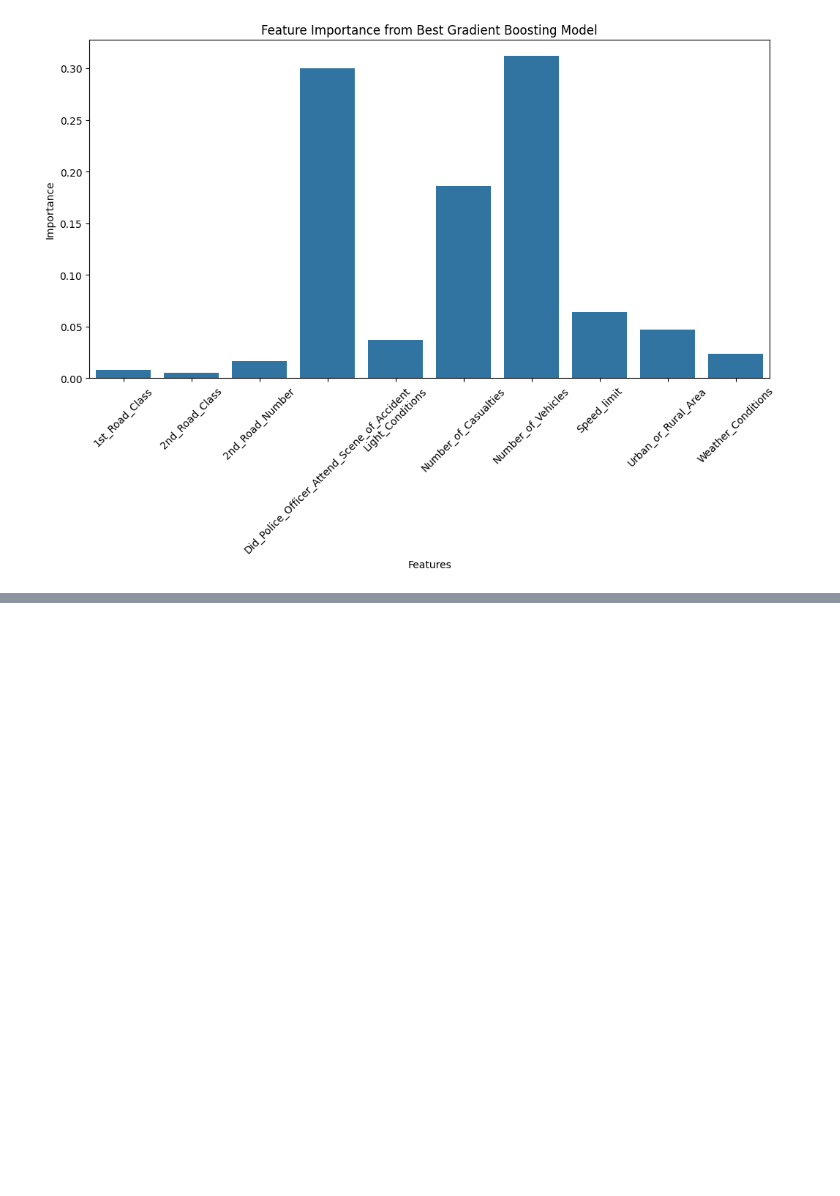
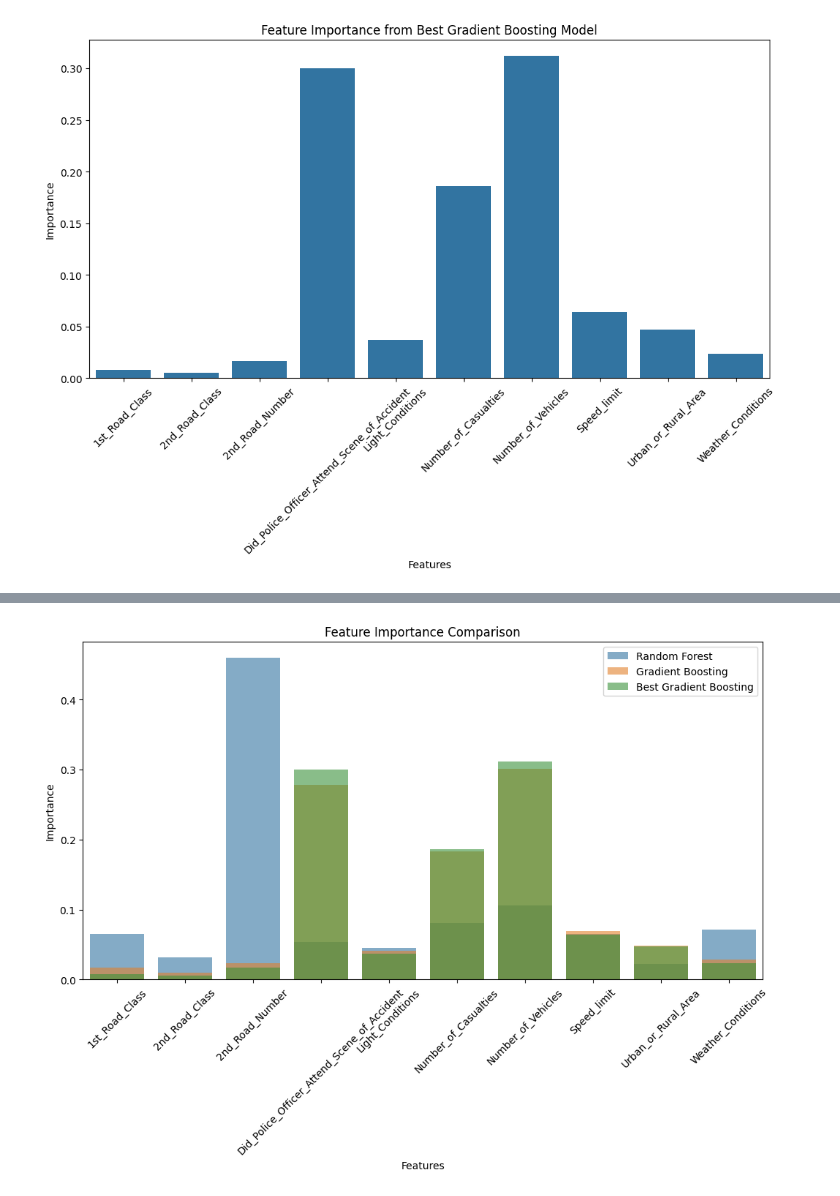
Before and after one commit to DanielKinnito/RMS-Traffic_Analysis, a Jupyter notebook: notebook.ipynb, the cells around one changed output, grey strips where cells are left out. Cells and saved outputs as stored; diff of their text form; code cells hidden in the pictures; blank space fills up the shorter version.

```diff
--- a/notebook.ipynb
+++ b/notebook.ipynb
@@ -295,0 +317,13 @@ plt.show()
+# %%
+plt.figure(figsize=(12, 6))
+sns.barplot(x=selected_features, y=rf_model.feature_importances_, label="Random Forest", alpha=0.6)
+sns.barplot(x=selected_features, y=gb_model.feature_importances_, label="Gradient Boosting", alpha=0.6)
+sns.barplot(x=selected_features, y=best_gb_model.feature_importances_, label="Best Gradient Boosting", alpha=0.6)
+plt.title("Feature Importance Comparison")
+plt.xlabel("Features")
+plt.ylabel("Importance")
+plt.xticks(rotation=45)
+plt.legend()
+plt.show()
+# %% [output]
+[figure, added]
```
Also changed, not shown: parts of 5 cells of this notebook.
